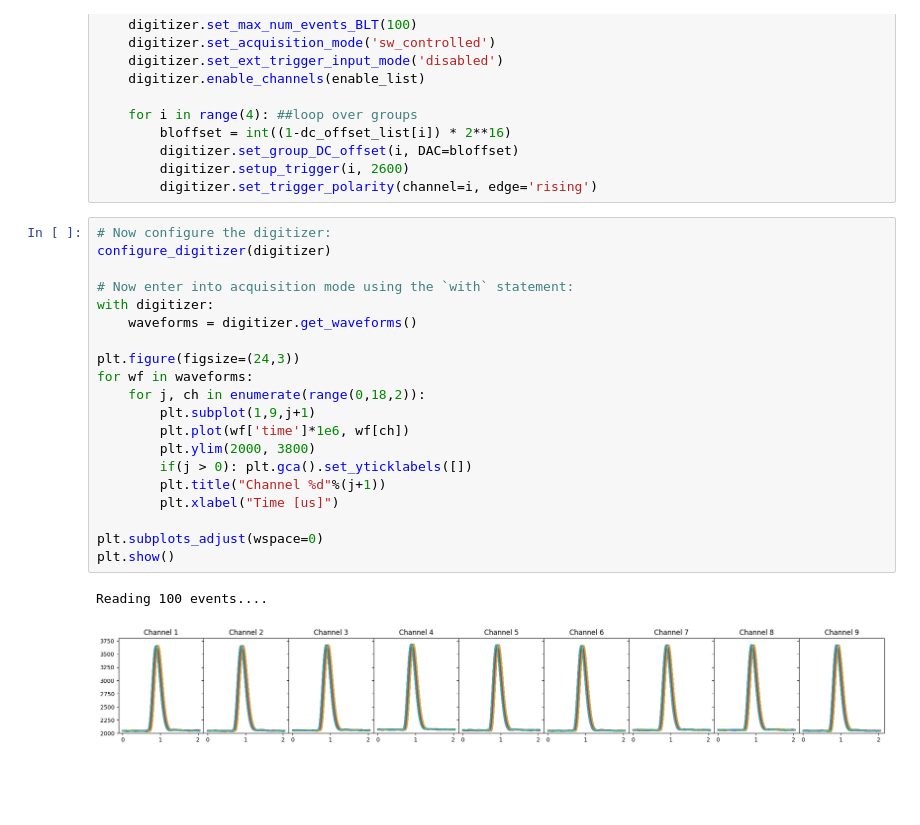
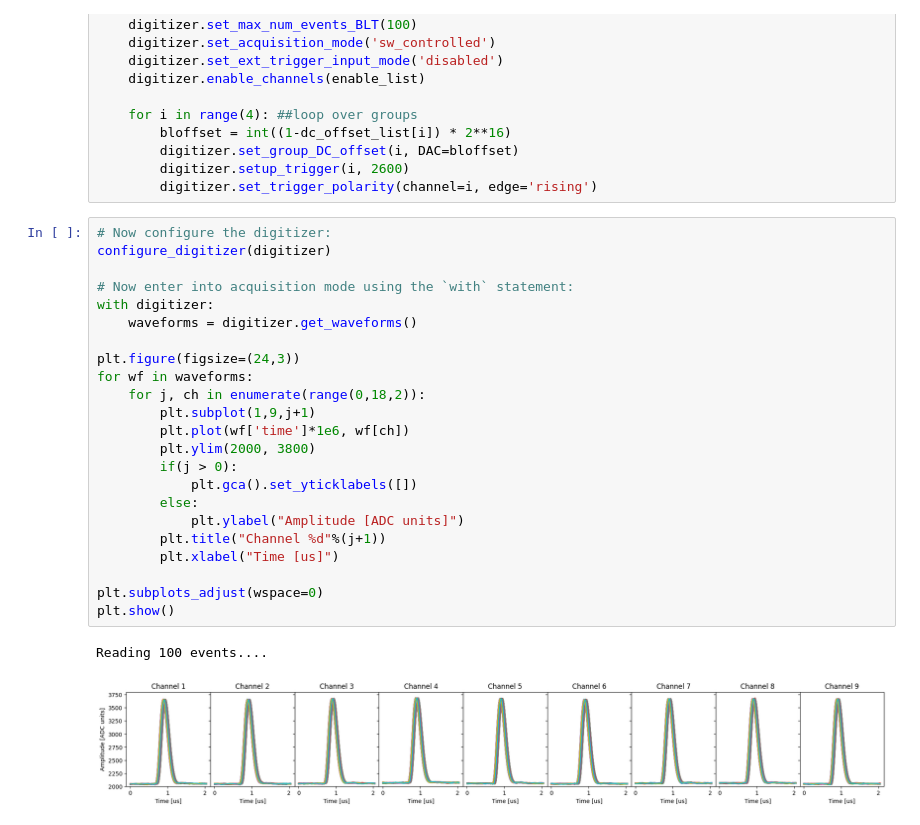
Before and after one commit to Moore-Lab/nanospheres, a Jupyter notebook: DAQ/CAEN/dt5740_test.ipynb, the cells around one changed output. Saved outputs shown, nothing was run; the diff lists cells and outputs as text; blank space fills up the shorter version.

Commit message:
minor update to plotting

```diff
--- a/DAQ/CAEN/dt5740_test.ipynb
+++ b/DAQ/CAEN/dt5740_test.ipynb
@@ -33,23 +33,26 @@ def configure_digitizer(digitizer):
 # %%
 # Now configure the digitizer:
 configure_digitizer(digitizer)
 
 # Now enter into acquisition mode using the `with` statement:
 with digitizer:
 	waveforms = digitizer.get_waveforms()
 
 plt.figure(figsize=(24,3))
 for wf in waveforms:
 	for j, ch in enumerate(range(0,18,2)):
 		plt.subplot(1,9,j+1)
 		plt.plot(wf['time']*1e6, wf[ch])
 		plt.ylim(2000, 3800)
-		if(j > 0): plt.gca().set_yticklabels([])
+		if(j > 0):
+			plt.gca().set_yticklabels([])
+		else:
+			plt.ylabel("Amplitude [ADC units]")
 		plt.title("Channel %d"%(j+1))
 		plt.xlabel("Time [us]")
 
 plt.subplots_adjust(wspace=0)
 plt.show()
 # %% [output]
 Reading 100 events....
-[figure, old version]
+[figure, new version]
```
